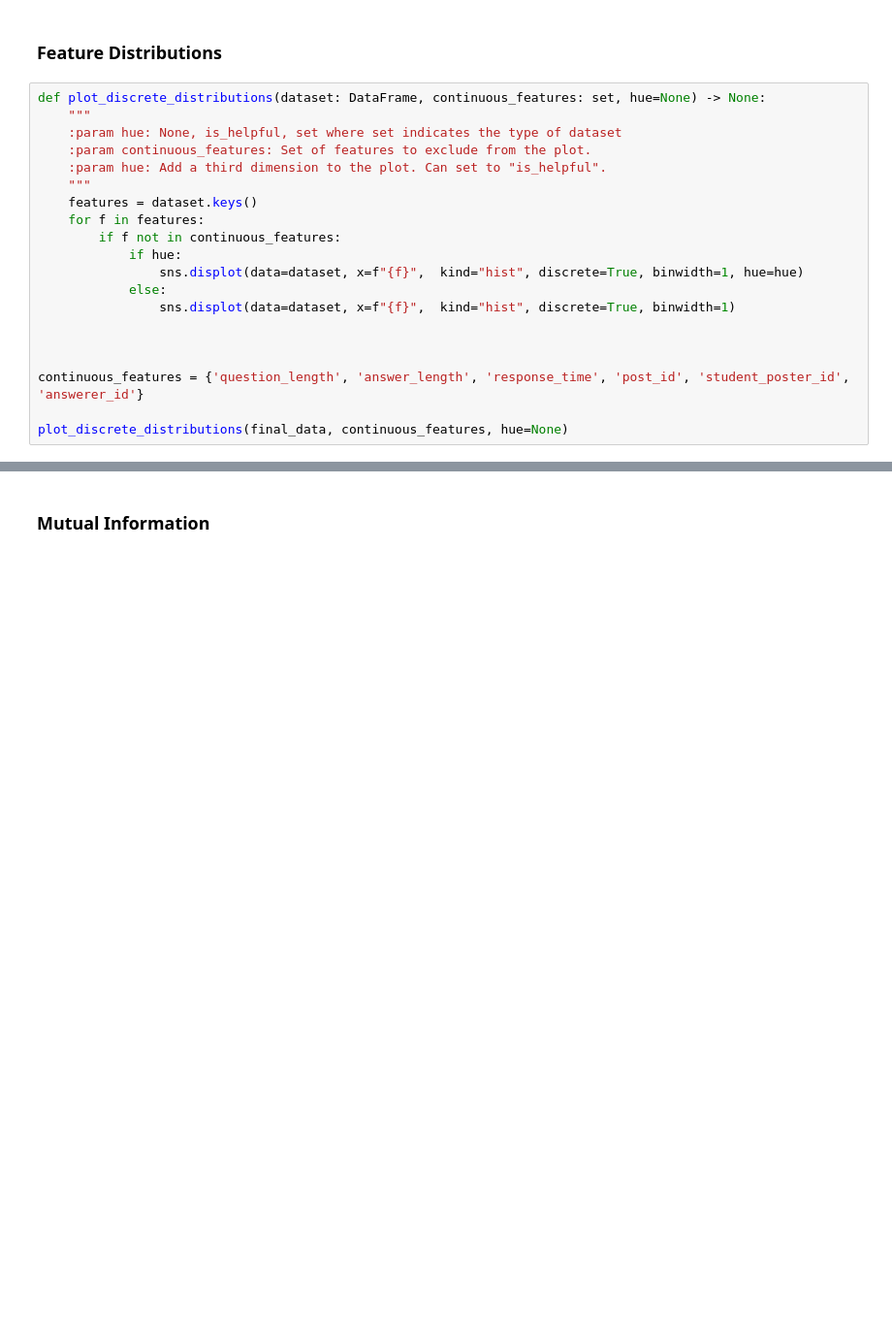
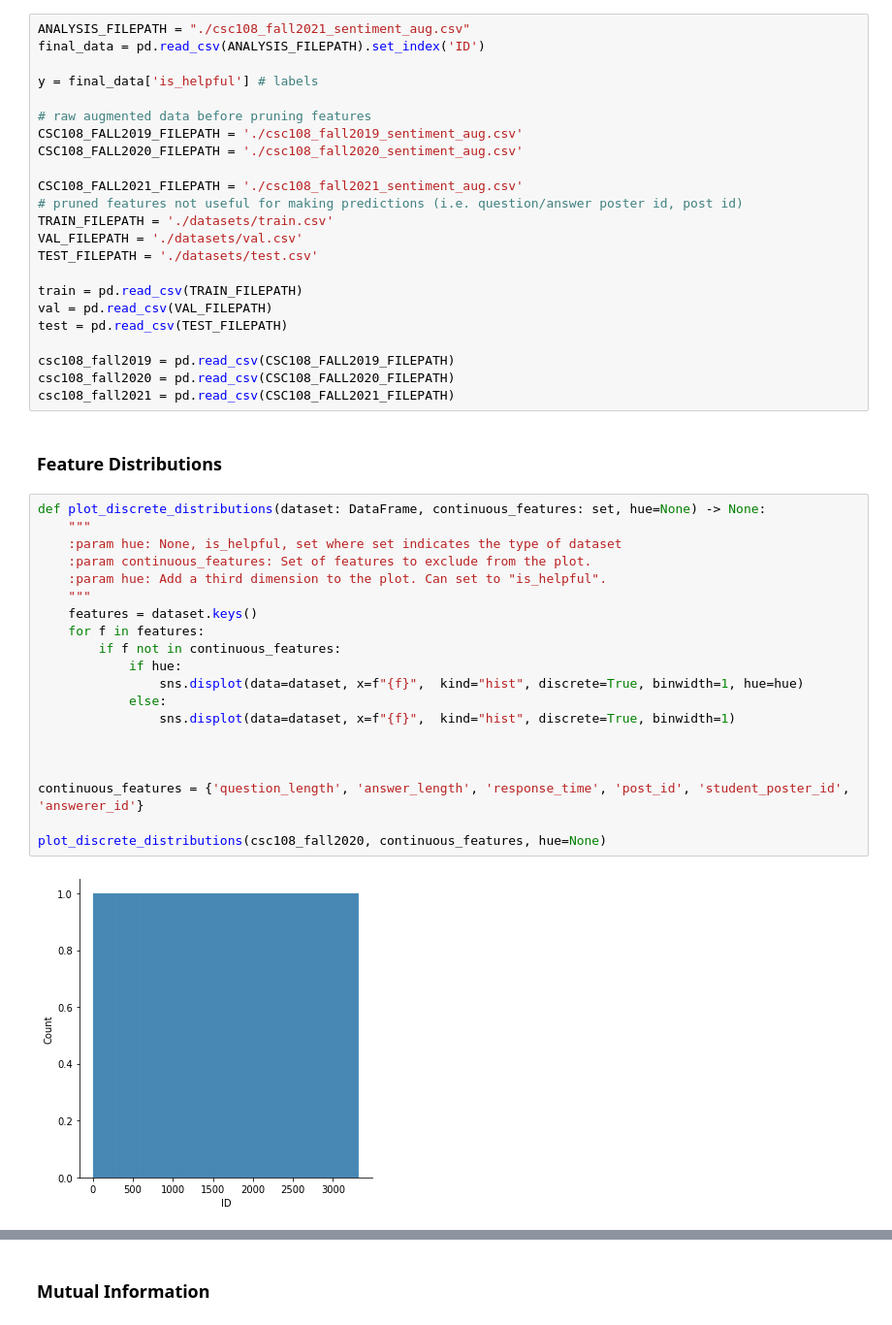
Before and after one commit to PiazzaBot/HelpfulResponses, a Jupyter notebook: data_analysis.ipynb, the cells around one changed output, grey strips where cells are left out. Shown: that part at 97% size. Saved outputs shown, nothing was run; the diff lists cells and outputs as text; blank space fills up the shorter version.

```diff
--- a/data_analysis.ipynb
+++ b/data_analysis.ipynb
@@ -57,22 +55,47 @@ y = final_data['is_helpful'] # labels
+# %%
+ANALYSIS_FILEPATH = "./csc108_fall2021_sentiment_aug.csv"
+final_data = pd.read_csv(ANALYSIS_FILEPATH).set_index('ID')
+
+y = final_data['is_helpful'] # labels
+
+# raw augmented data before pruning features
+CSC108_FALL2019_FILEPATH = './csc108_fall2019_sentiment_aug.csv'
+CSC108_FALL2020_FILEPATH = './csc108_fall2020_sentiment_aug.csv'
+
+CSC108_FALL2021_FILEPATH = './csc108_fall2021_sentiment_aug.csv'
+# pruned features not useful for making predictions (i.e. question/answer poster id, post id)
+TRAIN_FILEPATH = './datasets/train.csv'
+VAL_FILEPATH = './datasets/val.csv'
+TEST_FILEPATH = './datasets/test.csv'
+
+train = pd.read_csv(TRAIN_FILEPATH)
+val = pd.read_csv(VAL_FILEPATH)
+test = pd.read_csv(TEST_FILEPATH)
+
+csc108_fall2019 = pd.read_csv(CSC108_FALL2019_FILEPATH)
+csc108_fall2020 = pd.read_csv(CSC108_FALL2020_FILEPATH)
+csc108_fall2021 = pd.read_csv(CSC108_FALL2021_FILEPATH)
 # %% [markdown]
 ### Feature Distributions
 # %%
 def plot_discrete_distributions(dataset: DataFrame, continuous_features: set, hue=None) -> None:
     """
     :param hue: None, is_helpful, set where set indicates the type of dataset
     :param continuous_features: Set of features to exclude from the plot.
     :param hue: Add a third dimension to the plot. Can set to "is_helpful".
     """
     features = dataset.keys()
     for f in features:
         if f not in continuous_features:
             if hue:
                 sns.displot(data=dataset, x=f"{f}",  kind="hist", discrete=True, binwidth=1, hue=hue)
             else:
                 sns.displot(data=dataset, x=f"{f}",  kind="hist", discrete=True, binwidth=1)
 
 
 
 continuous_features = {'question_length', 'answer_length', 'response_time', 'post_id', 'student_poster_id', 'answerer_id'}
 
-plot_discrete_distributions(final_data, continuous_features, hue=None)
+plot_discrete_distributions(csc108_fall2020, continuous_features, hue=None)
+# %% [output]
+[figure, added]
```
Also changed, not shown: parts of 11 cells of this notebook.
